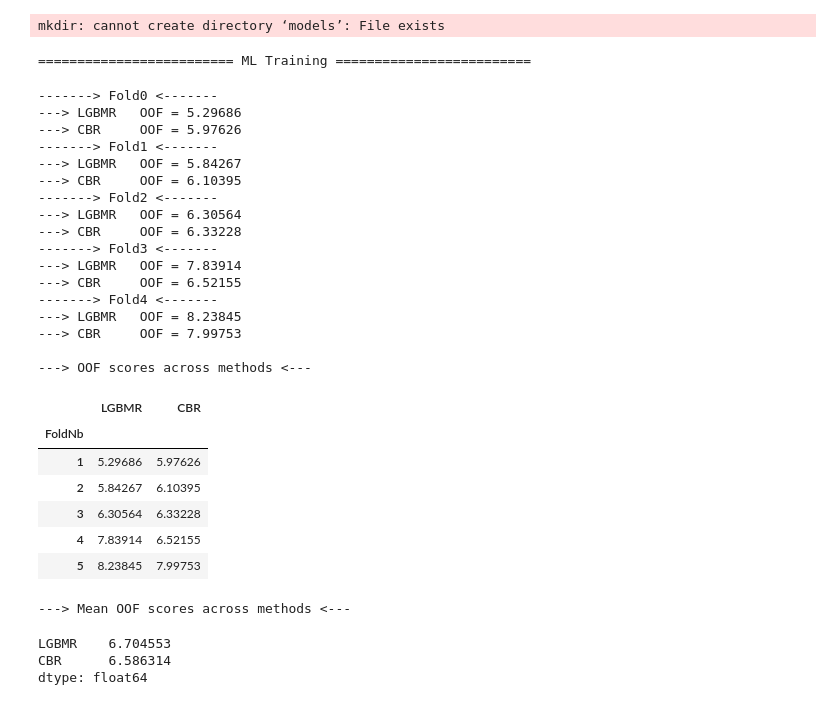
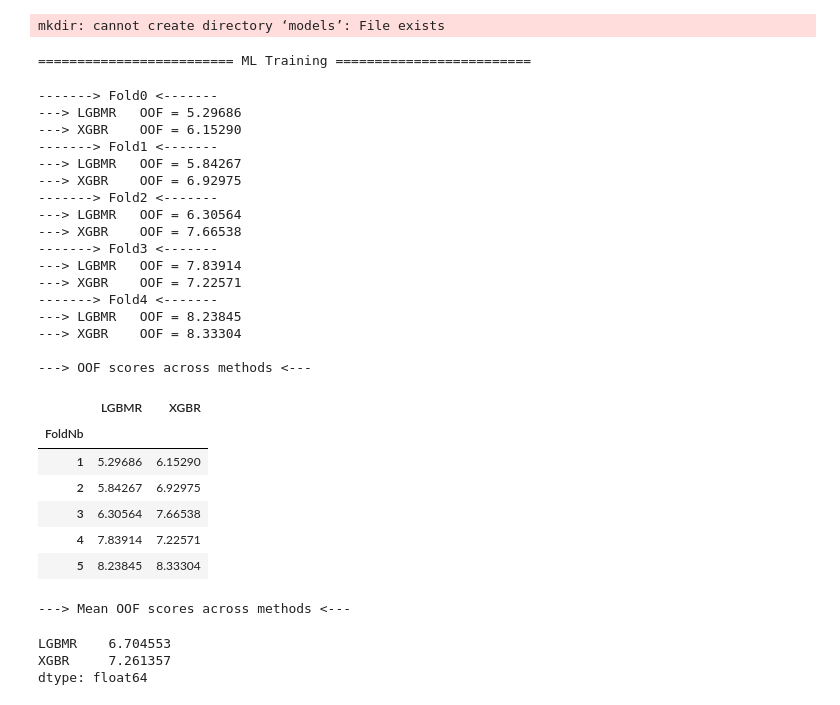
Before and after one commit to deadhorcrux/sbalance, a Jupyter notebook: notebooks/baseline.ipynb, the cells around one changed output. Cells and saved outputs as stored; diff of their text form; code cells hidden in the pictures.

```diff
--- a/notebooks/baseline.ipynb
+++ b/notebooks/baseline.ipynb
@@ -52,10 +56,11 @@ class CFG:
     state              = 22;
     LL                 = 'trainV1.pickle';
     PI_LL              = 'trainV2.pickle';
-    path               = f"./data/";
-    mdl_path           = f'./models/';
-    ftre_imp           = f'./feat_imp/';
-    methods            = ["LGBMR", "CBR"];
+    path               = f"../data/";
+    mdl_path           = f'../models/' + ('v1/' if version_nb == 1 else 'v2/');
+
+    ftre_imp           = f'../feat_imp/';
+    methods            = ["LGBMR", 'XGBR'];
     ML                 = "Y";
     OPTUNA             = "N";
     inference          = "N";
@@ -270,8 +275,15 @@ if CFG.OPTUNA == 'Y':
     optuna_study(objective_cbt)
 # %%
 if CFG.ML == "Y":
-    Mdl_Master = {'CBR': CBR(objective='MAE', iterations=3000, verbose=0),
-                  'LGBMR' : LGBMR(objective='regression_l1', n_estimators=500, verbose=-1)}
+    Mdl_Master = {#'CBR': CBR(objective='MAE', iterations=3000, verbose=0),
+                  'LGBMR' : LGBMR(objective='regression_l1', n_estimators=500, verbose=-1),
+                  'XGBR': XGBR(**{
+                      'objective'          : 'reg:absoluteerror',
+                      'random_state'       : CFG.state,
+                      'n_estimators'       : 3000,
+                      'early_stopping_rounds' : CFG.nbrnd_erly_stp,
+                     }),
+                 }
 # %%
 if CFG.ML == "Y":
     methods = CFG.methods;
@@ -284,6 +296,19 @@ if CFG.ML == "Y":
     FtreImp = pd.DataFrame(index = X.columns, columns = [methods]).fillna(0);
 # %% [output]
 mkdir: cannot create directory ‘models’: File exists
+# %%
+lgb = PMMLPipeline([
+	('lgb', LGBMR(objective='regression_l1', n_estimators=500, verbose=-1)),
+])
+
+xgb = PMMLPipeline([
+    ('xgb', XGBR(**{
+                      'objective'          : 'reg:absoluteerror',
+                      'random_state'       : CFG.state,
+                      'n_estimators'       : 3000,
+                      'early_stopping_rounds' : CFG.nbrnd_erly_stp,
+                     }),)
+])
 # %%
 %%time
 
@@ -309,13 +334,21 @@ if CFG.ML == "Y":
                           callbacks = [log_evaluation(0,),
                                        early_stopping(CFG.nbrnd_erly_stp, verbose = False)],
                          );
-            elif method == "CBR":
+                lgb.fit(Xtr, ytr,
+                          lgb__eval_set = [(Xdev, ydev)],
+                          lgb__eval_metric = "mae",
+                          lgb__callbacks = [log_evaluation(0,),
+                          early_stopping(CFG.nbrnd_erly_stp, verbose = False)]);
+            elif method == "XGBR":
                 model.fit(Xtr, ytr,
                           eval_set = [(Xdev, ydev)],
-                          early_stopping_rounds = CFG.nbrnd_erly_stp,
+                          verbose = 0,
+                          eval_metric = "mae",
                          );
 
             joblib.dump(model, CFG.mdl_path + f'{method}V{CFG.version_nb}Fold{fold_nb}.model');
+            sklearn2pmml(lgb, CFG.mdl_path + f'{method}V{CFG.version_nb}Fold{fold_nb}.pmml', with_repr = True)
+            #sklearn2pmml(xgb, CFG.mdl_path + f'{method}V{CFG.version_nb}Fold{fold_nb}.pmml', with_repr = True)
 
             score = ScoreMetric(ydev, model.predict(Xdev));
             Scores.at[fold_nb, method] = score;
@@ -331,46 +364,46 @@ if CFG.ML == "Y":
 
             collect();
             #clear_output();
 
     PrintColor(f"\n---> OOF scores across methods <---\n");
     Scores.index.name = "FoldNb";
     Scores.index = Scores.index + 1;
     display(Scores.style.format(precision = 5).\
             background_gradient(cmap = "Pastel1")
            );
 
     PrintColor(f"\n---> Mean OOF scores across methods <---\n");
     display(Scores.mean());
 
     try: FtreImp.to_csv(CFG.ftre_imp + f"FtreImp_V{CFG.version_nb}.csv");
     except: pass;
 # %% [output]
 ========================= ML Training =========================
 -------> Fold0 <-------
 ---> LGBMR   OOF = 5.29686
----> CBR     OOF = 5.97626
+---> XGBR    OOF = 6.15290
 -------> Fold1 <-------
 ---> LGBMR   OOF = 5.84267
----> CBR     OOF = 6.10395
+---> XGBR    OOF = 6.92975
 -------> Fold2 <-------
 ---> LGBMR   OOF = 6.30564
----> CBR     OOF = 6.33228
+---> XGBR    OOF = 7.66538
 -------> Fold3 <-------
 ---> LGBMR   OOF = 7.83914
----> CBR     OOF = 6.52155
+---> XGBR    OOF = 7.22571
 -------> Fold4 <-------
 ---> LGBMR   OOF = 8.23845
----> CBR     OOF = 7.99753
+---> XGBR    OOF = 8.33304
 
 ---> OOF scores across methods <---
-|  | LGBMR | CBR |
+|  | LGBMR | XGBR |
 | FoldNb |  |  |
-| 1 | 5.29686 | 5.97626 |
-| 2 | 5.84267 | 6.10395 |
-| 3 | 6.30564 | 6.33228 |
-| 4 | 7.83914 | 6.52155 |
-| 5 | 8.23845 | 7.99753 |
+| 1 | 5.29686 | 6.15290 |
+| 2 | 5.84267 | 6.92975 |
+| 3 | 6.30564 | 7.66538 |
+| 4 | 7.83914 | 7.22571 |
+| 5 | 8.23845 | 8.33304 |
 ---> Mean OOF scores across methods <---
 LGBMR    6.704553
-CBR      6.586314
+XGBR     7.261357
 dtype: float64
```
Also changed, not shown: parts of 5 cells of this notebook, 28 other files.
